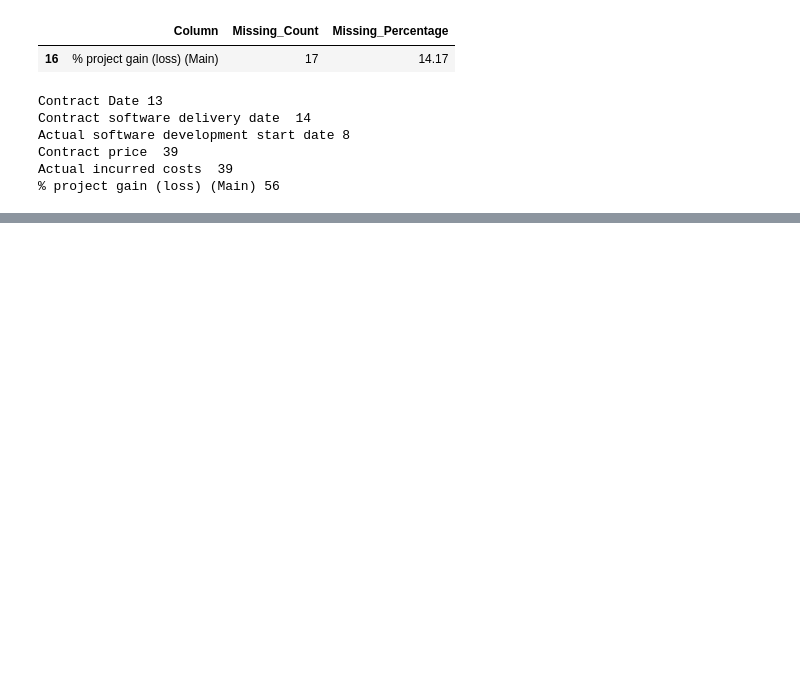
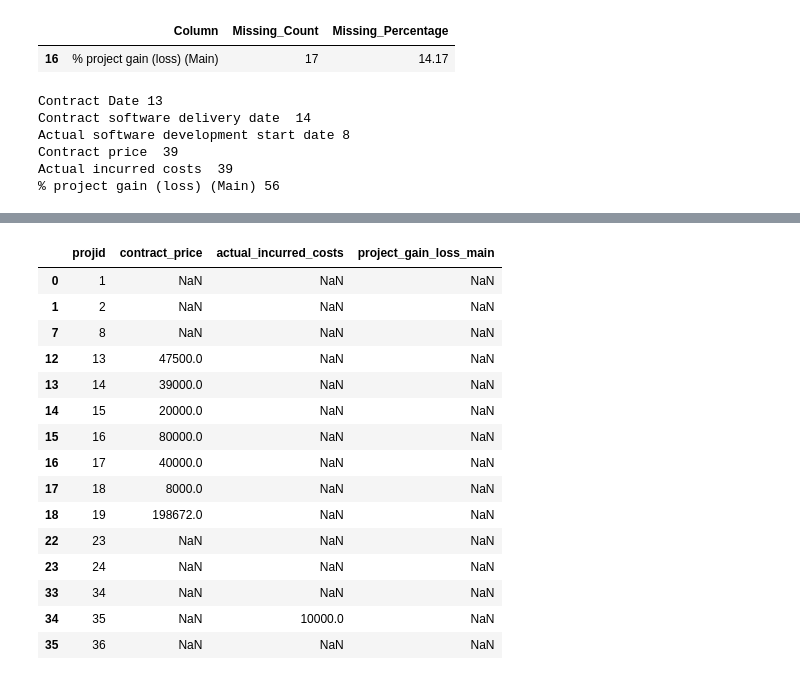
Before and after one commit to Tanishq747Shivasharan/Variance, a Jupyter notebook: data_preprocessing.ipynb, the cells around one changed output, grey strips where cells are left out. Saved outputs shown, nothing was run; the diff lists cells and outputs as text; code cells hidden in the pictures; blank space fills up the shorter version.

```diff
--- a/data_preprocessing.ipynb
+++ b/data_preprocessing.ipynb
@@ -123,0 +457,11 @@ Actual incurred costs  39
+# %%
+
+for col in date_columns:
+    full_date_mask = (
+        df[col].astype(str).str.strip()
+        .str.match(r"^\d{1,2}/\d{1,2}/\d{4}$")
+    )
+
+    print(f"{col}: {full_date_mask.sum()} full-date values")
+
+    print("Examples:", df.loc[full_date_mask, col].head(5).to_list())
@@ -123,0 +723,31 @@ Actual incurred costs  39
+# %%
+# Check missing values in the three related columns
+cols = [
+    "contract_price",
+    "actual_incurred_costs",
+    "project_gain_loss_main"
+]
+
+display(
+    df.loc[
+        df[cols].isnull().any(axis=1),
+        ["projid"] + cols
+    ].head(15)
+)
+# %% [output]
+|  | projid | contract_price | actual_incurred_costs | project_gain_loss_main |
+| 0 | 1 | NaN | NaN | NaN |
+| 1 | 2 | NaN | NaN | NaN |
+| 7 | 8 | NaN | NaN | NaN |
+| 12 | 13 | 47500.0 | NaN | NaN |
+| 13 | 14 | 39000.0 | NaN | NaN |
+| 14 | 15 | 20000.0 | NaN | NaN |
+| 15 | 16 | 80000.0 | NaN | NaN |
+| 16 | 17 | 40000.0 | NaN | NaN |
+| 17 | 18 | 8000.0 | NaN | NaN |
+| 18 | 19 | 198672.0 | NaN | NaN |
+| 22 | 23 | NaN | NaN | NaN |
+| 23 | 24 | NaN | NaN | NaN |
+| 33 | 34 | NaN | NaN | NaN |
+| 34 | 35 | NaN | 10000.0 | NaN |
+| 35 | 36 | NaN | NaN | NaN |
```
Also changed, not shown: parts of 33 cells of this notebook.
